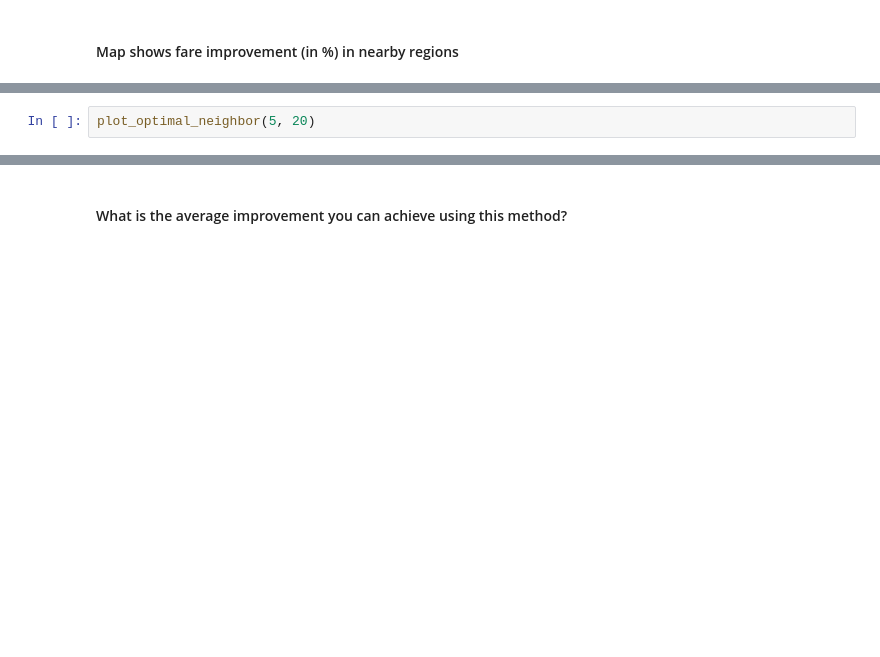
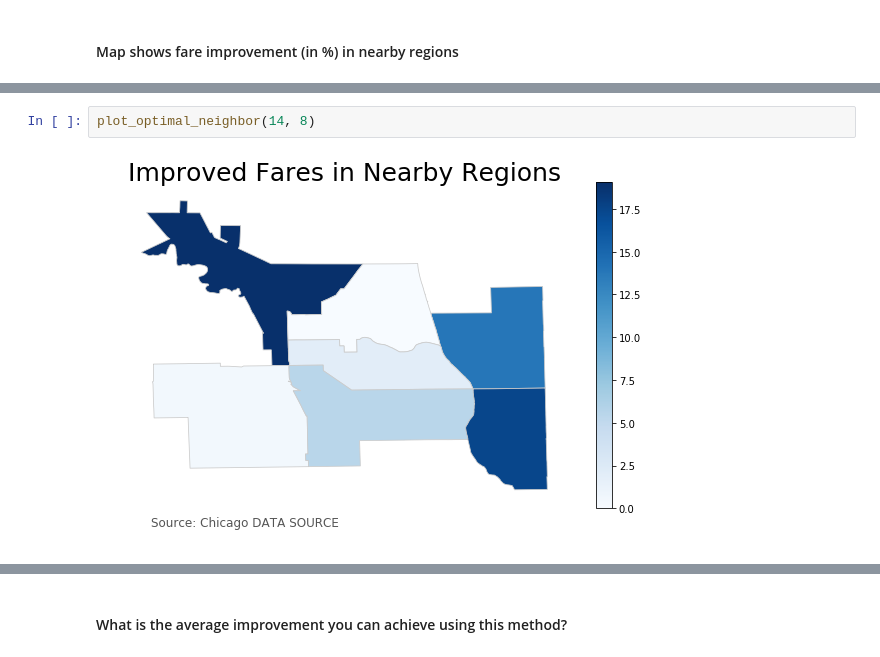
Before and after one commit to SEDeLeo/TDI-project, a Jupyter notebook: TDI Proposal - Chicago Rideshare.ipynb, the cells around one changed output, grey strips where cells are left out. Saved outputs shown, nothing was run; the diff lists cells and outputs as text; blank space fills up the shorter version.

```diff
--- a/TDI Proposal - Chicago Rideshare.ipynb
+++ b/TDI Proposal - Chicago Rideshare.ipynb
@@ -217,2 +223,4 @@ plot_optimal_neighbor(20, 20)
-# %%
-plot_optimal_neighbor(5, 20)
+# %%
+plot_optimal_neighbor(14, 8)
+# %% [output]
+[figure, added]
```
Also changed, not shown: parts of 10 cells of this notebook.
